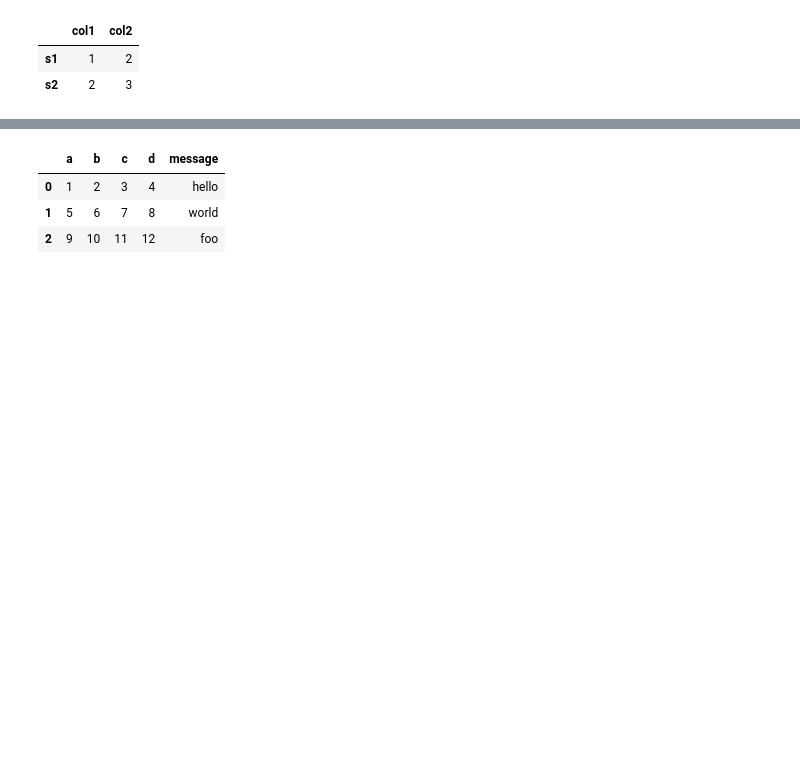
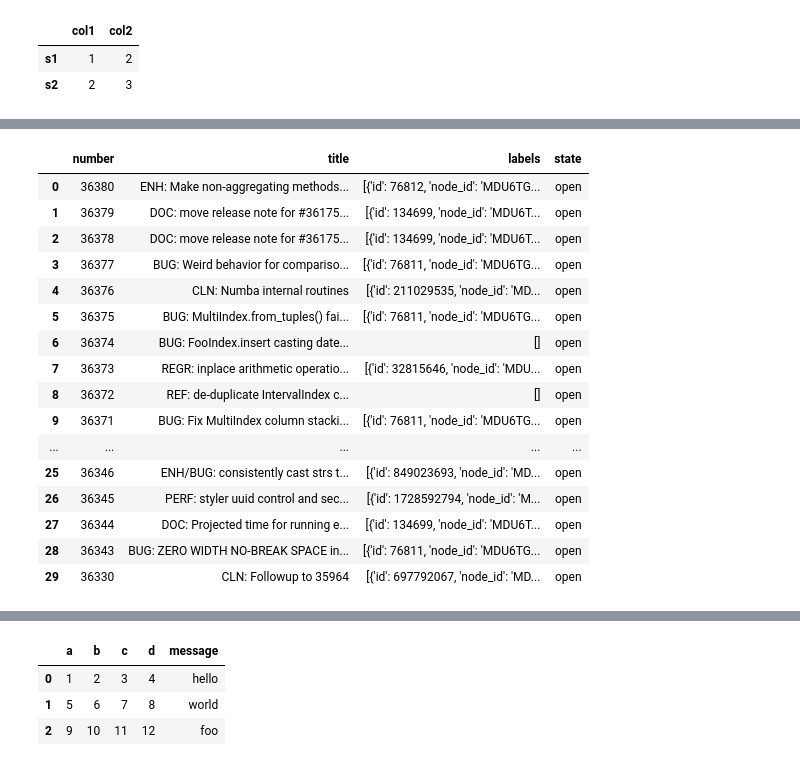
Before and after one commit to tedlasuresh/ML, a Jupyter notebook: Pandas/Pandas_basics/Pandas file read and write operation.ipynb, the cells around one changed output, grey strips where cells are left out. Saved outputs shown, nothing was run; the diff lists cells and outputs as text; code cells hidden in the pictures; blank space fills up the shorter version.

Commit message:
Pandas-Data Manipulation

```diff
--- a/Pandas/Pandas_basics/Pandas file read and write operation.ipynb
+++ b/Pandas/Pandas_basics/Pandas file read and write operation.ipynb
@@ -443,0 +873,5 @@ pd.read_csv('x.csv',index_col=[0])
+# %%
+import requests
+url = 'https://api.github.com/repos/pandas-dev/pandas/issues'
+resp = requests.get(url)
+resp
@@ -443,0 +880,4 @@ pd.read_csv('x.csv',index_col=[0])
+# %%
+data = resp.json()
+type(data)
+data[2]['user']
@@ -443,0 +918,22 @@ pd.read_csv('x.csv',index_col=[0])
+# %%
+issues = pd.DataFrame(data, columns=['number', 'title',
+                                     'labels', 'state'])
+issues
+# %% [output]
+|  | number | title | labels | state |
+| 0 | 36380 | ENH: Make non-aggregating methods... | [{'id': 76812, 'node_id': 'MDU6TG... | open |
+| 1 | 36379 | DOC: move release note for #36175... | [{'id': 134699, 'node_id': 'MDU6T... | open |
+| 2 | 36378 | DOC: move release note for #36175... | [{'id': 134699, 'node_id': 'MDU6T... | open |
+| 3 | 36377 | BUG: Weird behavior for compariso... | [{'id': 76811, 'node_id': 'MDU6TG... | open |
+| 4 | 36376 | CLN: Numba internal routines | [{'id': 211029535, 'node_id': 'MD... | open |
+| 5 | 36375 | BUG: MultiIndex.from_tuples() fai... | [{'id': 76811, 'node_id': 'MDU6TG... | open |
+| 6 | 36374 | BUG: FooIndex.insert casting date... | [] | open |
+| 7 | 36373 | REGR: inplace arithmetic operatio... | [{'id': 32815646, 'node_id': 'MDU... | open |
+| 8 | 36372 | REF: de-duplicate IntervalIndex c... | [] | open |
+| 9 | 36371 | BUG: Fix MultiIndex column stacki... | [{'id': 76811, 'node_id': 'MDU6TG... | open |
+| ... | ... | ... | ... | ... |
+| 25 | 36346 | ENH/BUG: consistently cast strs t... | [{'id': 849023693, 'node_id': 'MD... | open |
+| 26 | 36345 | PERF: styler uuid control and sec... | [{'id': 1728592794, 'node_id': 'M... | open |
+| 27 | 36344 | DOC: Projected time for running e... | [{'id': 134699, 'node_id': 'MDU6T... | open |
+| 28 | 36343 | BUG: ZERO WIDTH NO-BREAK SPACE in... | [{'id': 76811, 'node_id': 'MDU6TG... | open |
+| 29 | 36330 | CLN: Followup to 35964 | [{'id': 697792067, 'node_id': 'MD... | open |
```
Also changed, not shown: parts of 80 cells of this notebook, 7 other files.
